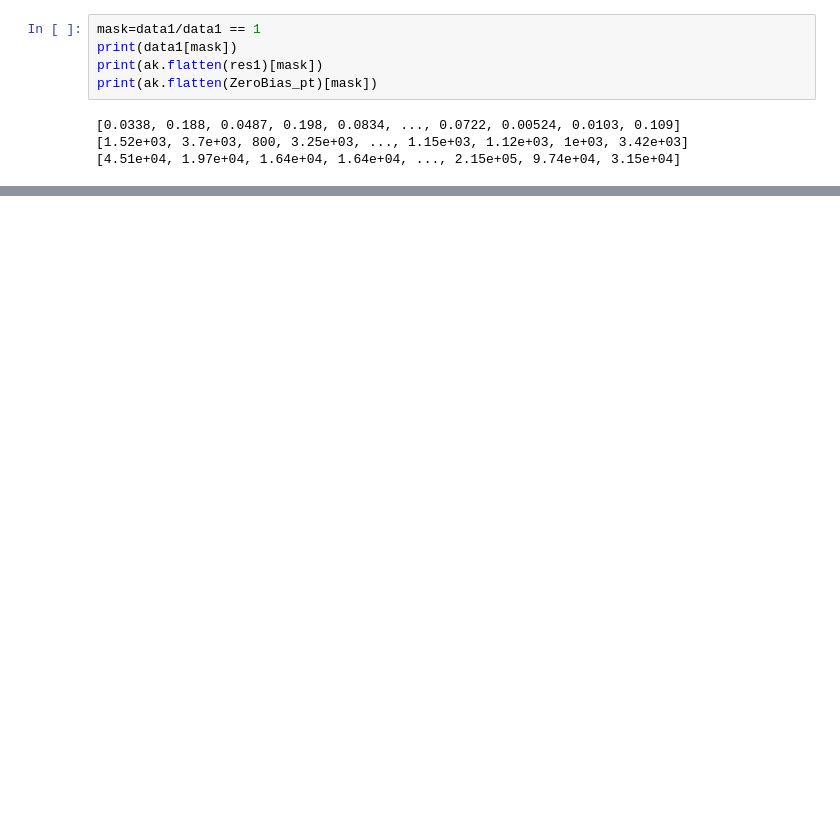
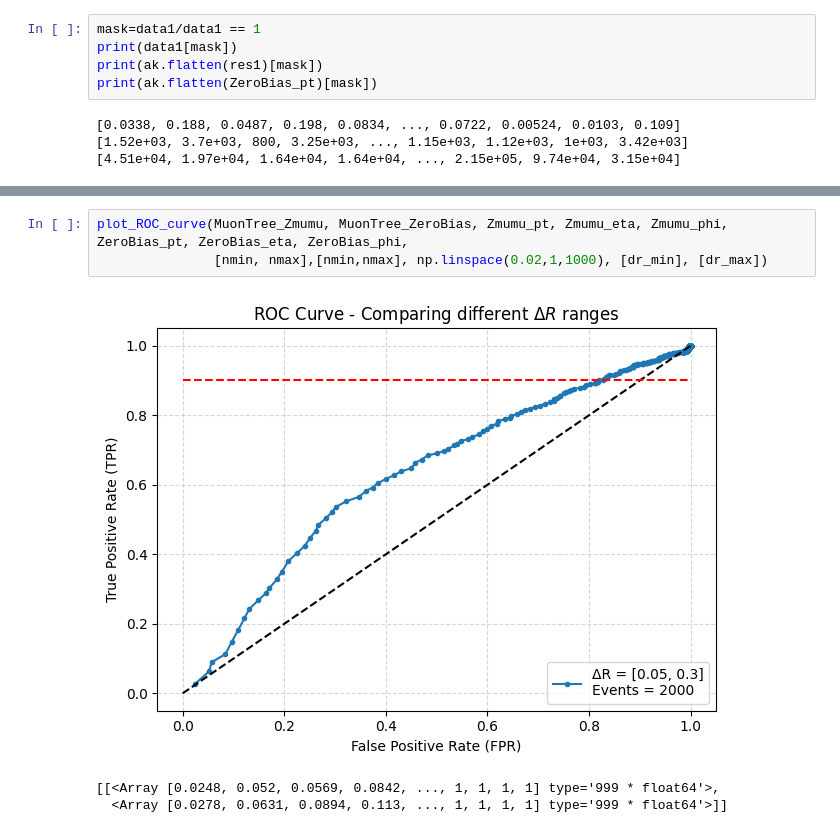
Before and after one commit to Ruba18-Code/BSc-Thesis-LVL1-trigger-for-isolated-muons-at-ATLAS, a Jupyter notebook: test.ipynb, the cells around one changed output, grey strips where cells are left out. Cells and saved outputs as stored; diff of their text form; blank space fills up the shorter version.

```diff
--- a/test.ipynb
+++ b/test.ipynb
@@ -70,0 +71,7 @@ for indices in ak.where(data1[mask] < 0.0001):
+# %%
+plot_ROC_curve(MuonTree_Zmumu, MuonTree_ZeroBias, Zmumu_pt, Zmumu_eta, Zmumu_phi, ZeroBias_pt, ZeroBias_eta, ZeroBias_phi,
+               [nmin, nmax],[nmin,nmax], np.linspace(0.02,1,1000), [dr_min], [dr_max])
+# %% [output]
+[figure, added]
+[[<Array [0.0248, 0.052, 0.0569, 0.0842, ..., 1, 1, 1, 1] type='999 * float64'>,
+  <Array [0.0278, 0.0631, 0.0894, 0.113, ..., 1, 1, 1, 1] type='999 * float64'>]]
```
Also changed, not shown: parts of 2 cells of this notebook, 3 other files.
